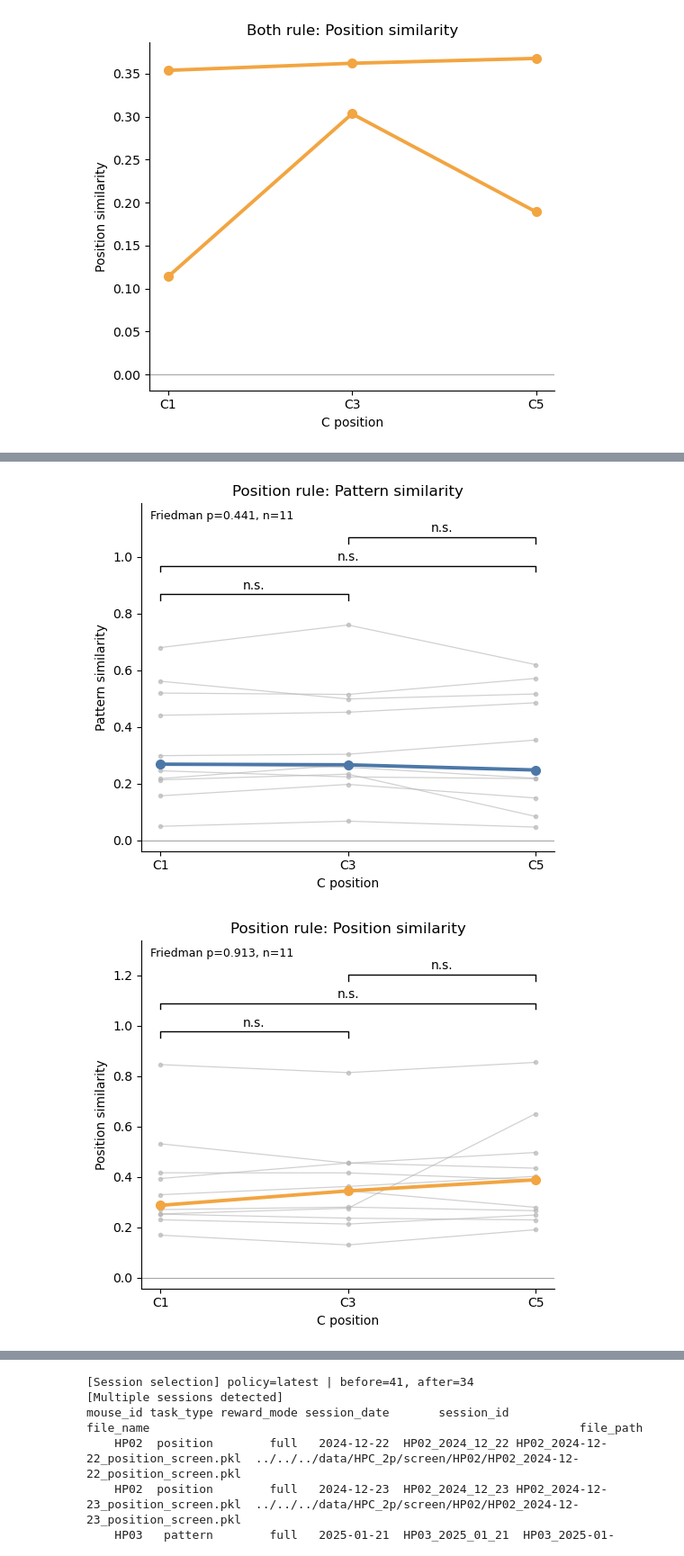
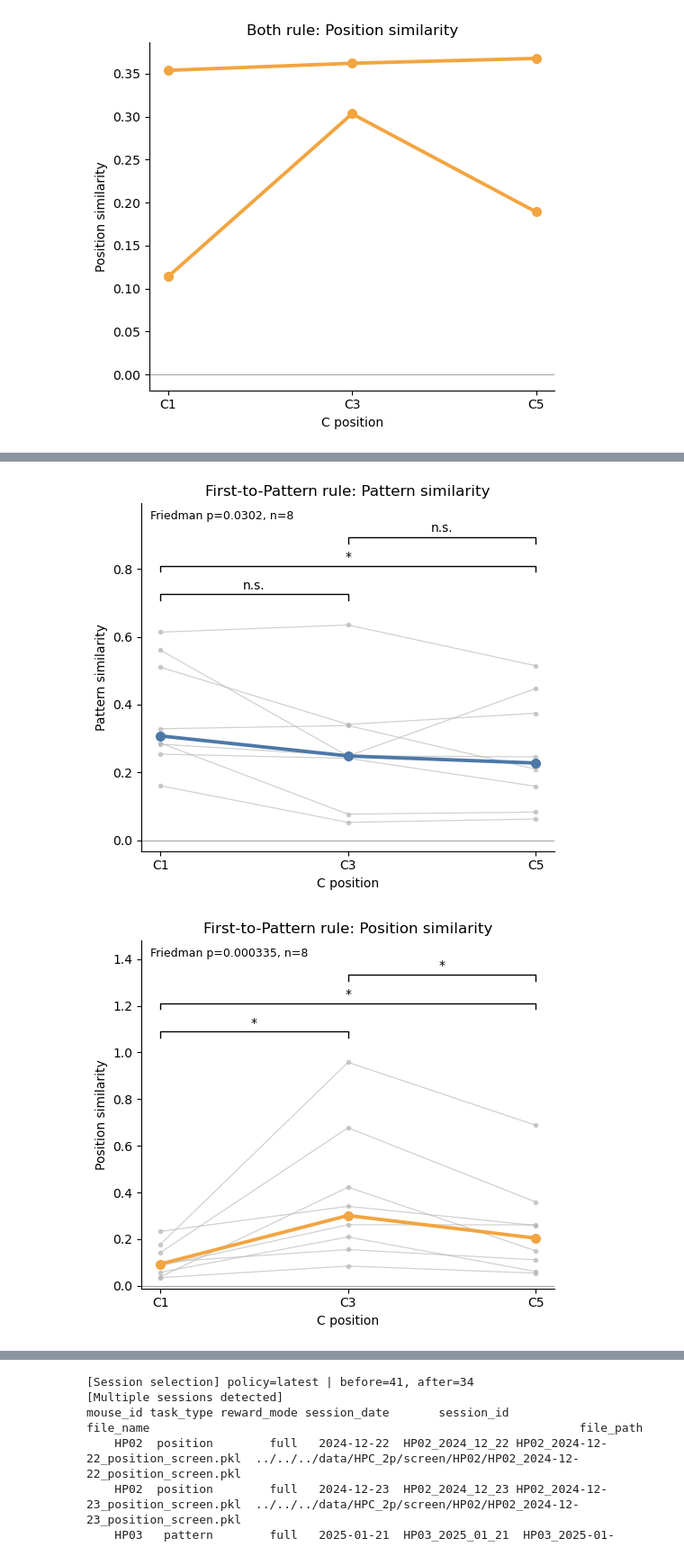
Before and after one commit to ymseq/ZhaoLab-analysis-python, a Jupyter notebook: src/HPC_2P_analysis/analysis/similarity_analysis.ipynb, the cells around one changed output, grey strips where cells are left out. Shown at 90% size. Saved outputs shown, nothing was run; the diff lists cells and outputs as text; code cells hidden in the pictures.

```diff
--- a/src/HPC_2P_analysis/analysis/similarity_analysis.ipynb
+++ b/src/HPC_2P_analysis/analysis/similarity_analysis.ipynb
@@ -4025,12 +4025,12 @@ plot_c_position_similarity_temp(
 [figure]
 # %%
 c_position_result = run_c_position_similarity(
-    task_type="position",
+    task_type="first_pattern",
     reward_mode="full",
     data_root="../../../data/HPC_2p/screen/",
     ana_bt=("Correct",),
     group_average="by_trial",
-    corr_method="pearson",
+    corr_method="spearman",
     value_type="raw_beta",
     screen_mode="masked",
     session_policy="latest",
@@ -4059,4 +4059,4 @@ mouse_id task_type reward_mode session_date       session_id
-[figure, old version]
+[figure, new version]
-[figure, old version]
+[figure, new version]
 # %%
 c_position_result = run_c_position_similarity(
```
Also changed, not shown: parts of 3 cells of this notebook, 3 other files.
